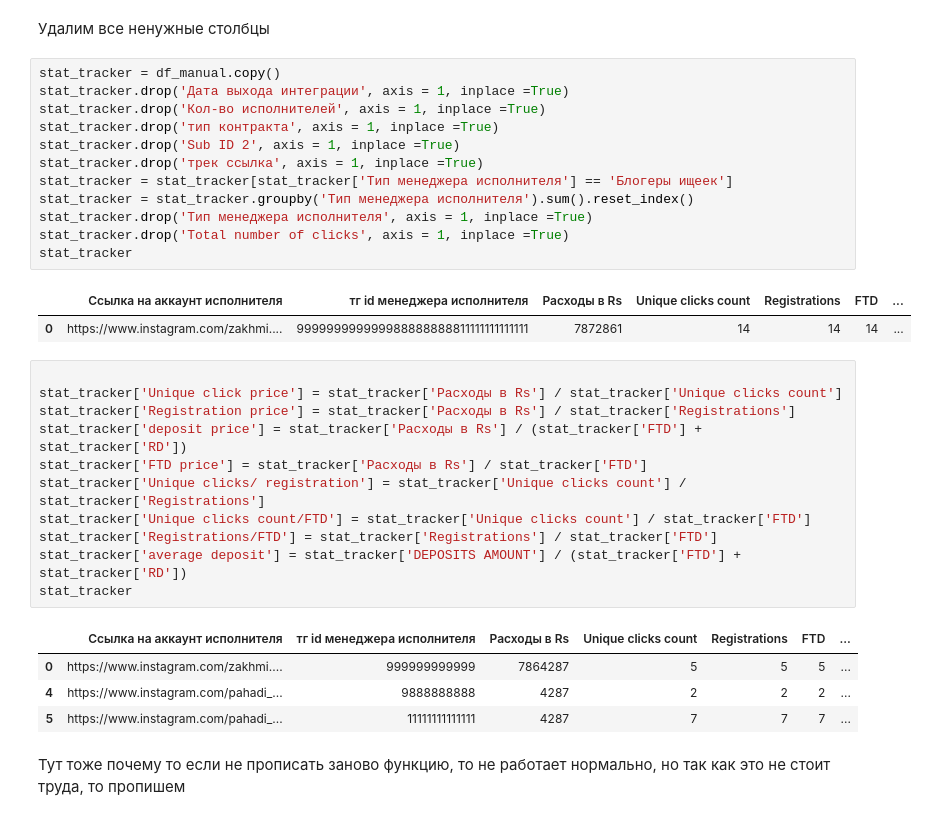
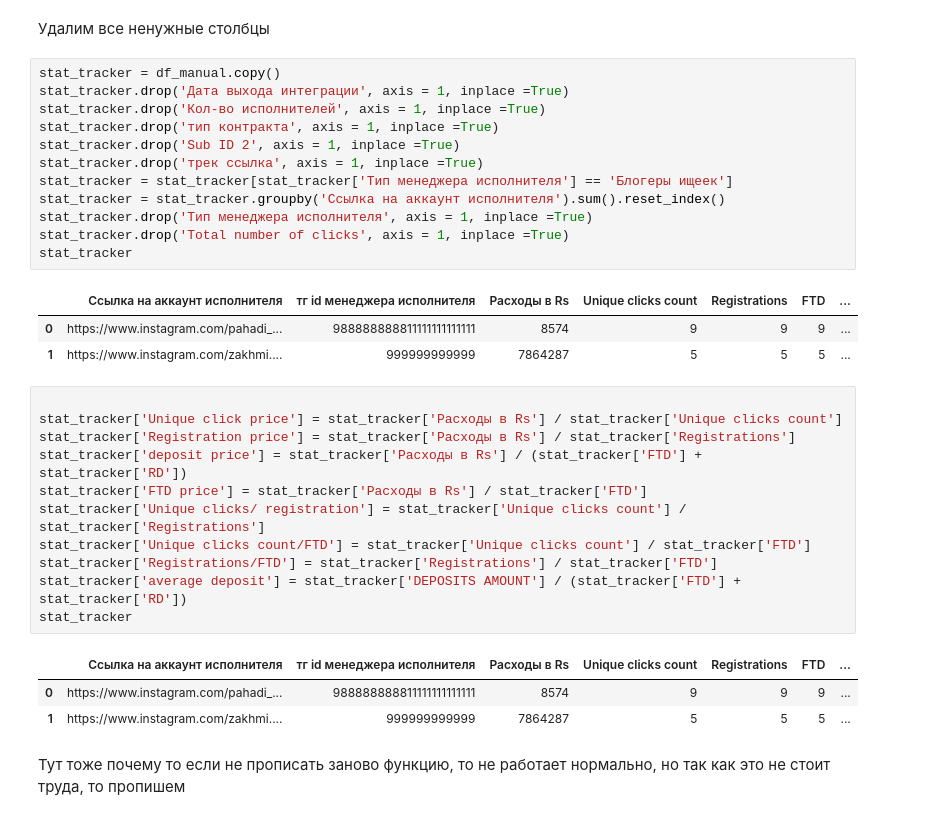
Before and after one commit to Velobos1337/integration-analytics, a Jupyter notebook: ИТОГ.ipynb, the cells around one changed output. Drawn from its saved outputs; the diff is of its cells as text.

```diff
--- a/ИТОГ.ipynb
+++ b/ИТОГ.ipynb
@@ -757,18 +835,19 @@ INFO:__main__:Получен результат: {'spreadsheetId': '1X-THzy2TpMs
 # %%
 stat_tracker = df_manual.copy()
 stat_tracker.drop('Дата выхода интеграции', axis = 1, inplace =True)
 stat_tracker.drop('Кол-во исполнителей', axis = 1, inplace =True)
 stat_tracker.drop('тип контракта', axis = 1, inplace =True)
 stat_tracker.drop('Sub ID 2', axis = 1, inplace =True)
 stat_tracker.drop('трек ссылка', axis = 1, inplace =True)
 stat_tracker = stat_tracker[stat_tracker['Тип менеджера исполнителя'] == 'Блогеры ищеек']
-stat_tracker = stat_tracker.groupby('Тип менеджера исполнителя').sum().reset_index()
+stat_tracker = stat_tracker.groupby('Ссылка на аккаунт исполнителя').sum().reset_index()
 stat_tracker.drop('Тип менеджера исполнителя', axis = 1, inplace =True)
 stat_tracker.drop('Total number of clicks', axis = 1, inplace =True)
 stat_tracker
 # %% [output]
 |  | Ссылка на аккаунт исполнителя | тг id менеджера исполнителя | Расходы в Rs | Unique clicks count | Registrations | FTD | ... |
-| 0 | https://www.instagram.com/zakhmi.... | 999999999999988888888811111111111111 | 7872861 | 14 | 14 | 14 | ... |
+| 0 | https://www.instagram.com/pahadi_... | 988888888811111111111111 | 8574 | 9 | 9 | 9 | ... |
+| 1 | https://www.instagram.com/zakhmi.... | 999999999999 | 7864287 | 5 | 5 | 5 | ... |
 # %%
 
 stat_tracker['Unique click price'] = stat_tracker['Расходы в Rs'] / stat_tracker['Unique clicks count']
@@ -782,9 +861,8 @@ stat_tracker['average deposit'] = stat_tracker['DEPOSITS AMOUNT'] / (stat_tracke
 stat_tracker
 # %% [output]
 |  | Ссылка на аккаунт исполнителя | тг id менеджера исполнителя | Расходы в Rs | Unique clicks count | Registrations | FTD | ... |
-| 0 | https://www.instagram.com/zakhmi.... | 999999999999 | 7864287 | 5 | 5 | 5 | ... |
-| 4 | https://www.instagram.com/pahadi_... | 9888888888 | 4287 | 2 | 2 | 2 | ... |
-| 5 | https://www.instagram.com/pahadi_... | 11111111111111 | 4287 | 7 | 7 | 7 | ... |
+| 0 | https://www.instagram.com/pahadi_... | 988888888811111111111111 | 8574 | 9 | 9 | 9 | ... |
+| 1 | https://www.instagram.com/zakhmi.... | 999999999999 | 7864287 | 5 | 5 | 5 | ... |
 # %% [markdown]
 Тут тоже почему то если не прописать заново функцию, то не работает нормально, но так как это не стоит труда, то пропишем
 # %%
```
Also changed, not shown: parts of 16 cells of this notebook.
